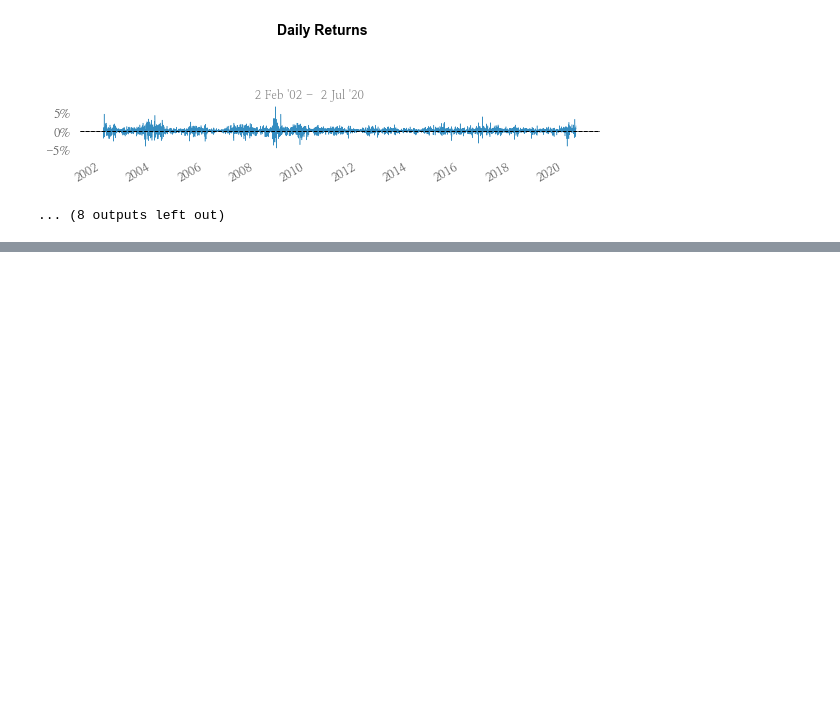
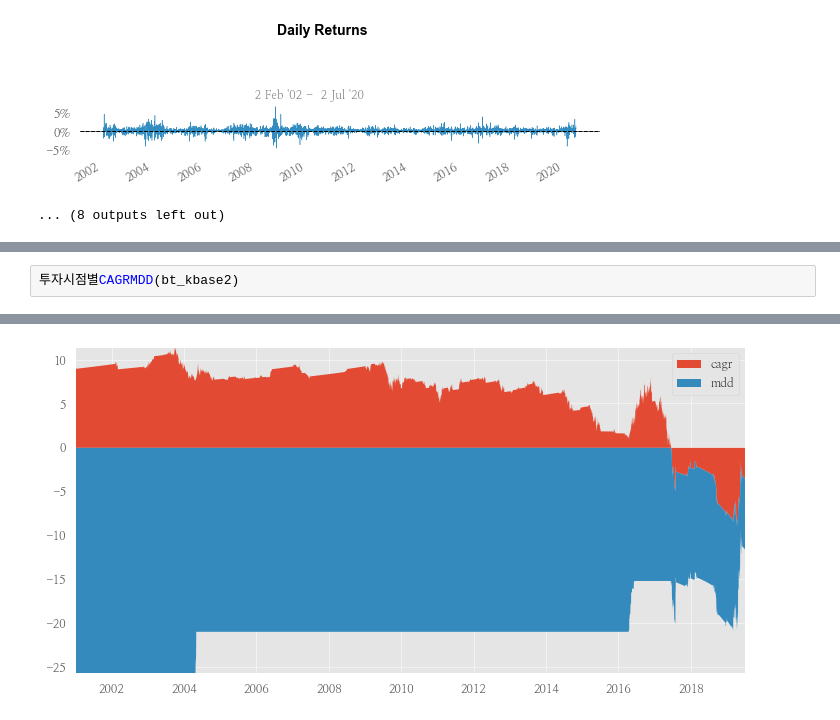
Before and after one commit to hermian/USAP, a Jupyter notebook: 대통합외국인수급수정.ipynb, the cells around one changed output, grey strips where cells are left out. Cells and saved outputs as stored; diff of their text form; blank space fills up the shorter version.

```diff
--- a/대통합외국인수급수정.ipynb
+++ b/대통합외국인수급수정.ipynb
@@ -288,0 +343,3 @@ Strategy Visualization
+# %%
+투자시점별CAGRMDD(bt_kbase2)
+# %% [output]
@@ -288,0 +347 @@ Strategy Visualization
+[figure, added]
```
Also changed, not shown: parts of 7 cells of this notebook.
